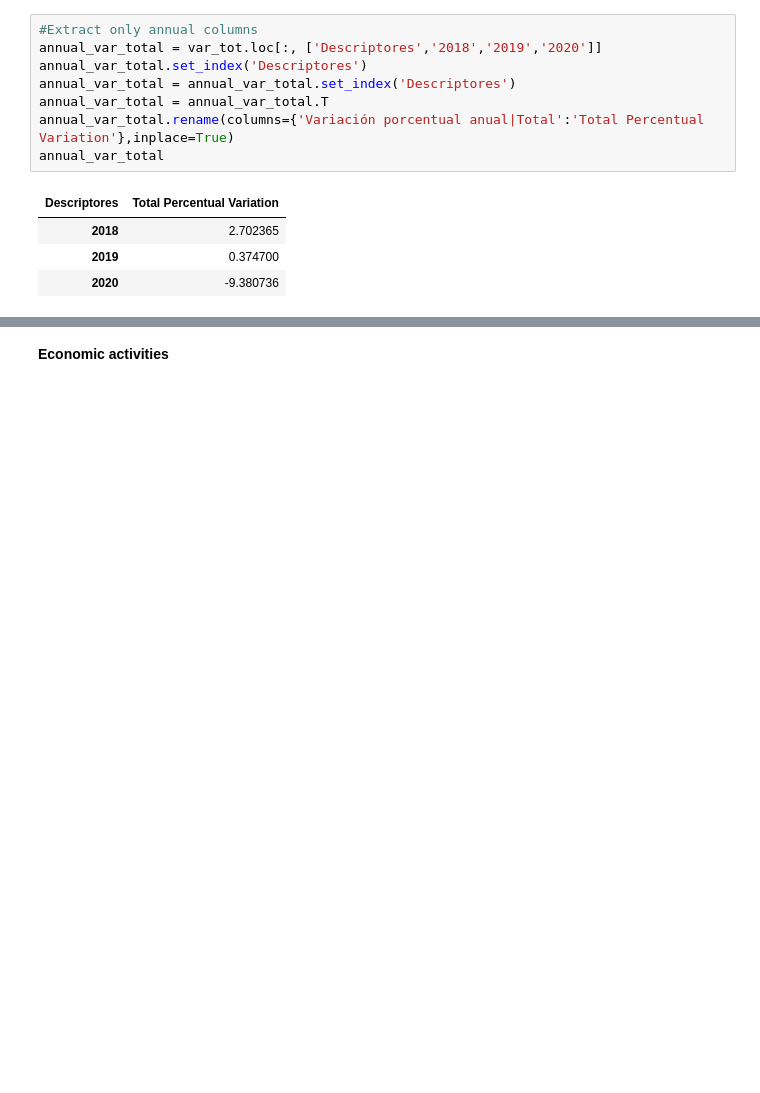
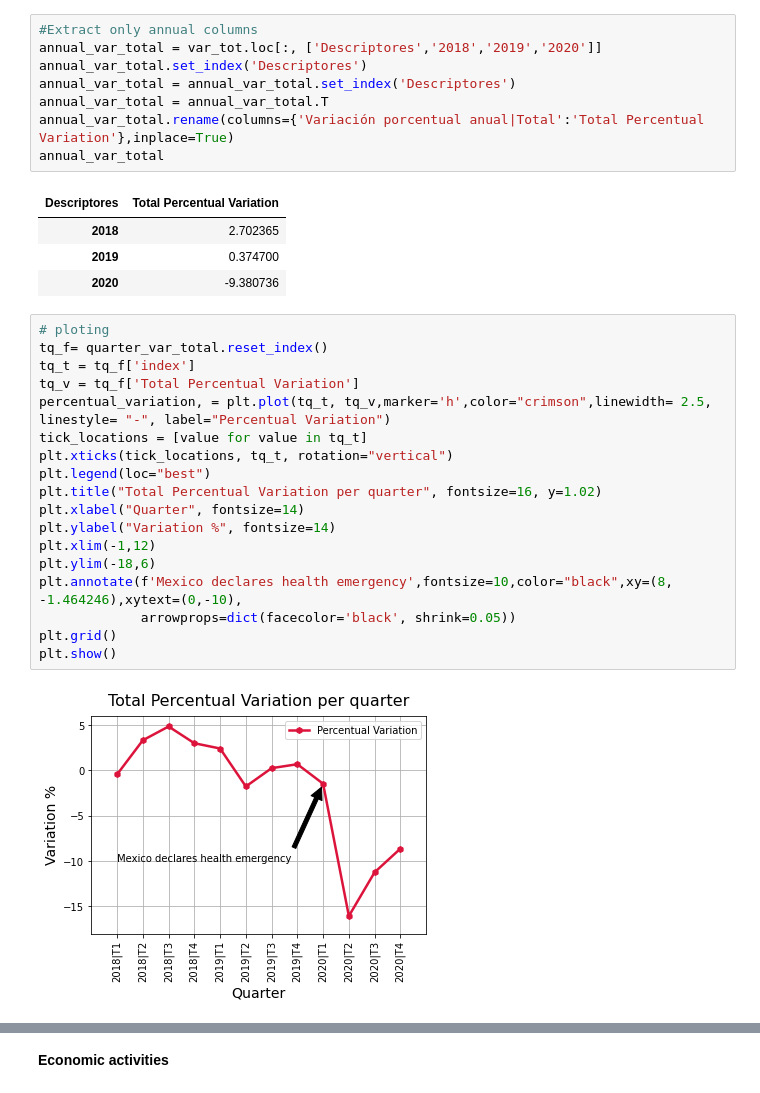
Before and after one commit to martinsingla/data-project, a Jupyter notebook: ec_activity.ipynb, the cells around one changed output, grey strips where cells are left out. Cells and saved outputs as stored; diff of their text form; blank space fills up the shorter version.

Commit message:
Gráficas para cada tabla, en total son 4

```diff
--- a/ec_activity.ipynb
+++ b/ec_activity.ipynb
@@ -175,3 +176,23 @@ annual_var_total
 | 2018 | 2.702365 |
 | 2019 | 0.374700 |
 | 2020 | -9.380736 |
+# %%
+# ploting
+tq_f= quarter_var_total.reset_index()
+tq_t = tq_f['index']
+tq_v = tq_f['Total Percentual Variation']
+percentual_variation, = plt.plot(tq_t, tq_v,marker='h',color="crimson",linewidth= 2.5, linestyle= "-", label="Percentual Variation")
+tick_locations = [value for value in tq_t]
+plt.xticks(tick_locations, tq_t, rotation="vertical")
+plt.legend(loc="best")
+plt.title("Total Percentual Variation per quarter", fontsize=16, y=1.02)
+plt.xlabel("Quarter", fontsize=14)
+plt.ylabel("Variation %", fontsize=14)
+plt.xlim(-1,12)
+plt.ylim(-18,6)
+plt.annotate(f'Mexico declares health emergency',fontsize=10,color="black",xy=(8, -1.464246),xytext=(0,-10),
+             arrowprops=dict(facecolor='black', shrink=0.05))
+plt.grid()
+plt.show()
+# %% [output]
+[figure, added]
```
Also changed, not shown: parts of 5 cells of this notebook.
